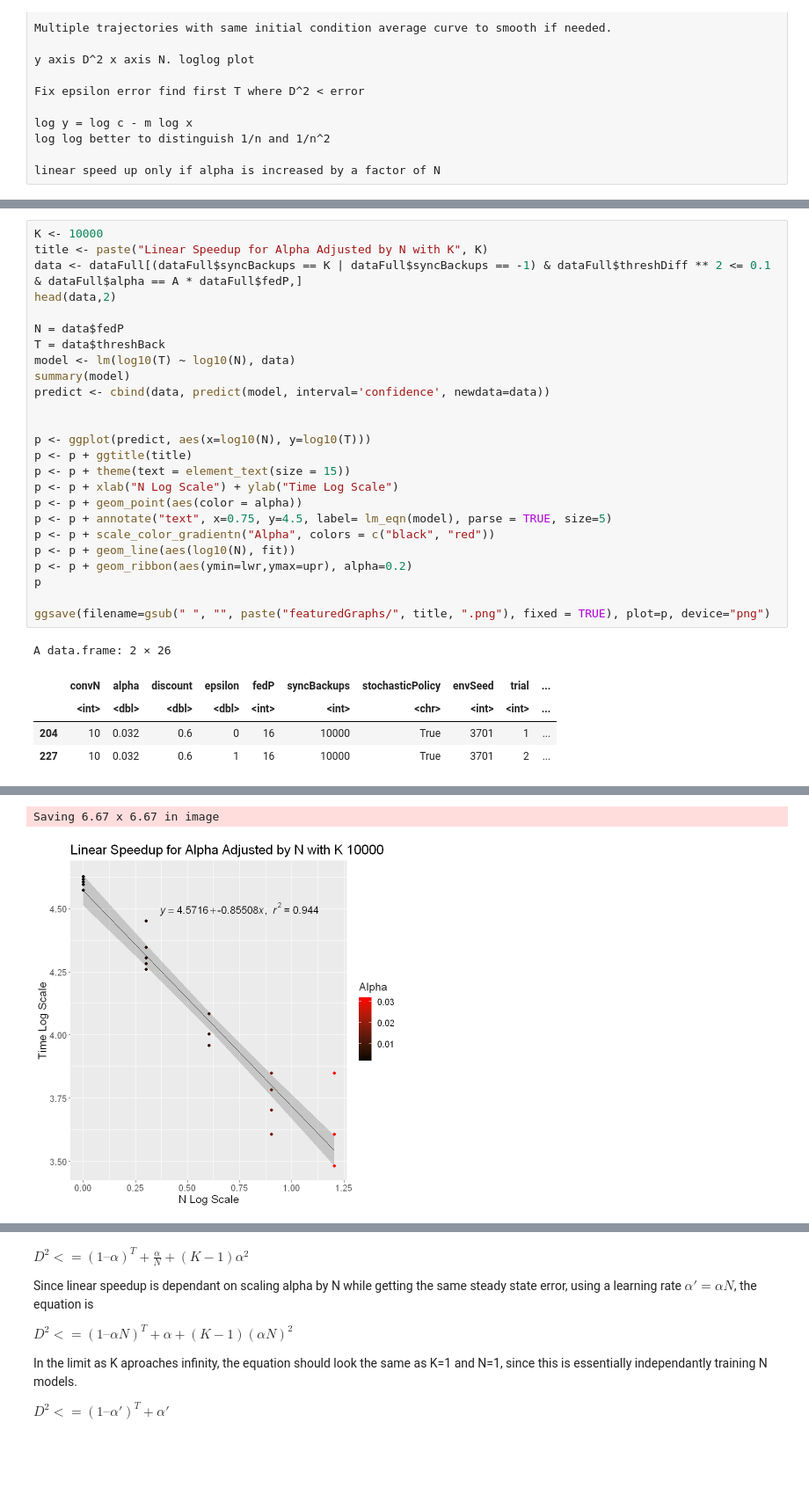
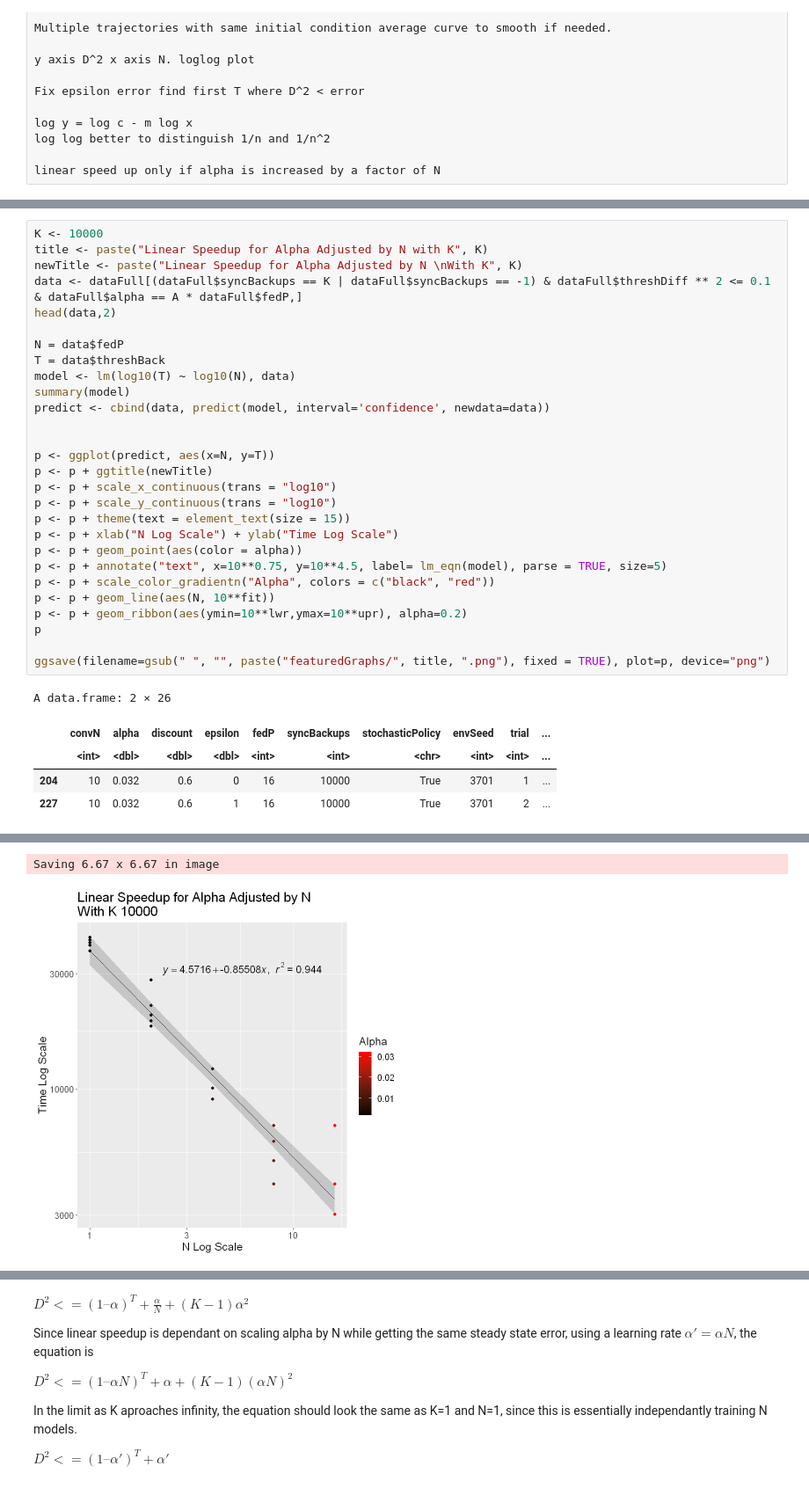
Before and after one commit to MichaelEinhorn/FederatedRL, a Jupyter notebook: graphingR.ipynb, the cells around one changed output, grey strips where cells are left out. Shown at 88% size. Saved outputs shown, nothing was run; the diff lists cells and outputs as text; blank space fills up the shorter version.

```diff
--- a/graphingR.ipynb
+++ b/graphingR.ipynb
@@ -328,6 +321,7 @@ Saving 6.67 x 6.67 in image
 # %%
 K <- 10000
 title <- paste("Linear Speedup for Alpha Adjusted by N with K", K)
+newTitle <- paste("Linear Speedup for Alpha Adjusted by N \nWith K", K)
 data <- dataFull[(dataFull$syncBackups == K | dataFull$syncBackups == -1) & dataFull$threshDiff ** 2 <= 0.1 & dataFull$alpha == A * dataFull$fedP,]
 head(data,2)
 
@@ -338,43 +332,45 @@ summary(model)
 predict <- cbind(data, predict(model, interval='confidence', newdata=data))
 
 
-p <- ggplot(predict, aes(x=log10(N), y=log10(T)))
-p <- p + ggtitle(title)
+p <- ggplot(predict, aes(x=N, y=T))
+p <- p + ggtitle(newTitle)
+p <- p + scale_x_continuous(trans = "log10")
+p <- p + scale_y_continuous(trans = "log10")
 p <- p + theme(text = element_text(size = 15))
 p <- p + xlab("N Log Scale") + ylab("Time Log Scale")
 p <- p + geom_point(aes(color = alpha))
-p <- p + annotate("text", x=0.75, y=4.5, label= lm_eqn(model), parse = TRUE, size=5)
+p <- p + annotate("text", x=10**0.75, y=10**4.5, label= lm_eqn(model), parse = TRUE, size=5)
 p <- p + scale_color_gradientn("Alpha", colors = c("black", "red"))
-p <- p + geom_line(aes(log10(N), fit))
-p <- p + geom_ribbon(aes(ymin=lwr,ymax=upr), alpha=0.2)
+p <- p + geom_line(aes(N, 10**fit))
+p <- p + geom_ribbon(aes(ymin=10**lwr,ymax=10**upr), alpha=0.2)
 p
 
 ggsave(filename=gsub(" ", "", paste("featuredGraphs/", title, ".png"), fixed = TRUE), plot=p, device="png")
 # %% [output]
 A data.frame: 2 × 26
 |  | convN | alpha | discount | epsilon | fedP | syncBackups | stochasticPolicy | envSeed | trial | ... |
 |  | <int> | <dbl> | <dbl> | <dbl> | <int> | <int> | <chr> | <int> | <int> | ... |
 | 204 | 10 | 0.032 | 0.6 | 0 | 16 | 10000 | True | 3701 | 1 | ... |
 | 227 | 10 | 0.032 | 0.6 | 1 | 16 | 10000 | True | 3701 | 2 | ... |
 Call:
 lm(formula = log10(T) ~ log10(N), data = data)
 
 Residuals:
       Min        1Q    Median        3Q       Max
 -0.193037 -0.054101 -0.003994  0.048868  0.307405
 
 Coefficients:
             Estimate Std. Error t value Pr(>|t|)
 (Intercept)  4.57163    0.02913  156.96   <2e-16 ***
 log10(N)    -0.85508    0.03950  -21.65   <2e-16 ***
 ---
 Signif. codes:  0 '***' 0.001 '**' 0.01 '*' 0.05 '.' 0.1 ' ' 1
 
 Residual standard error: 0.0921 on 28 degrees of freedom
 Multiple R-squared:  0.9436,    Adjusted R-squared:  0.9416
 F-statistic: 468.6 on 1 and 28 DF,  p-value: < 2.2e-16
 Saving 6.67 x 6.67 in image
-[figure, old version]
+[figure, new version]
 # %%
 K <- 1
 title <- paste("Linear Speedup for Alpha Adjusted by N with K", K, "\n With Communication Time")
```
Also changed, not shown: parts of 20 cells of this notebook, 2 other files.
